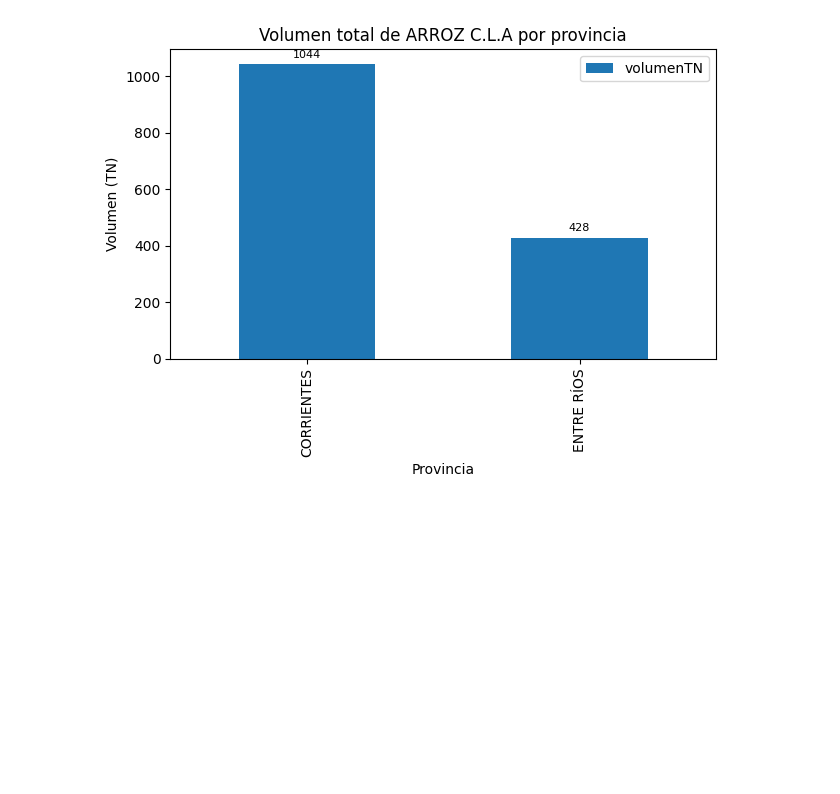
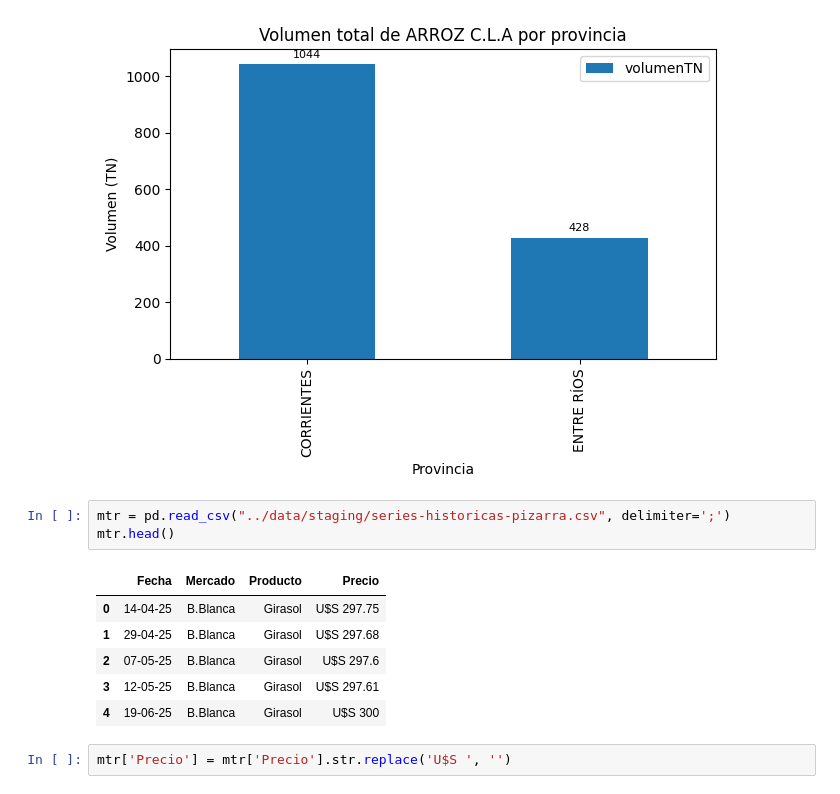
Before and after one commit to plijtmaer/web-mining-sio-granos, a Jupyter notebook: notebooks/3.2- EDA.ipynb, the cells around one changed output. Cells and saved outputs as stored; diff of their text form; blank space fills up the shorter version.

Commit message:
MatbaRofex precios faltantes.

```diff
--- a/notebooks/3.2- EDA.ipynb
+++ b/notebooks/3.2- EDA.ipynb
@@ -210,3 +210,15 @@ for grano in granos:
 [figure]
 [figure]
 [figure]
+# %%
+mtr = pd.read_csv("../data/staging/series-historicas-pizarra.csv", delimiter=';')
+mtr.head()
+# %% [output]
+|  | Fecha | Mercado | Producto | Precio |
+| 0 | 14-04-25 | B.Blanca | Girasol | U$S 297.75 |
+| 1 | 29-04-25 | B.Blanca | Girasol | U$S 297.68 |
+| 2 | 07-05-25 | B.Blanca | Girasol | U$S 297.6 |
+| 3 | 12-05-25 | B.Blanca | Girasol | U$S 297.61 |
+| 4 | 19-06-25 | B.Blanca | Girasol | U$S 300 |
+# %%
+mtr['Precio'] = mtr['Precio'].str.replace('U$S ', '')
```
Also changed, not shown: parts of 1 cell of this notebook, 3 other files.
